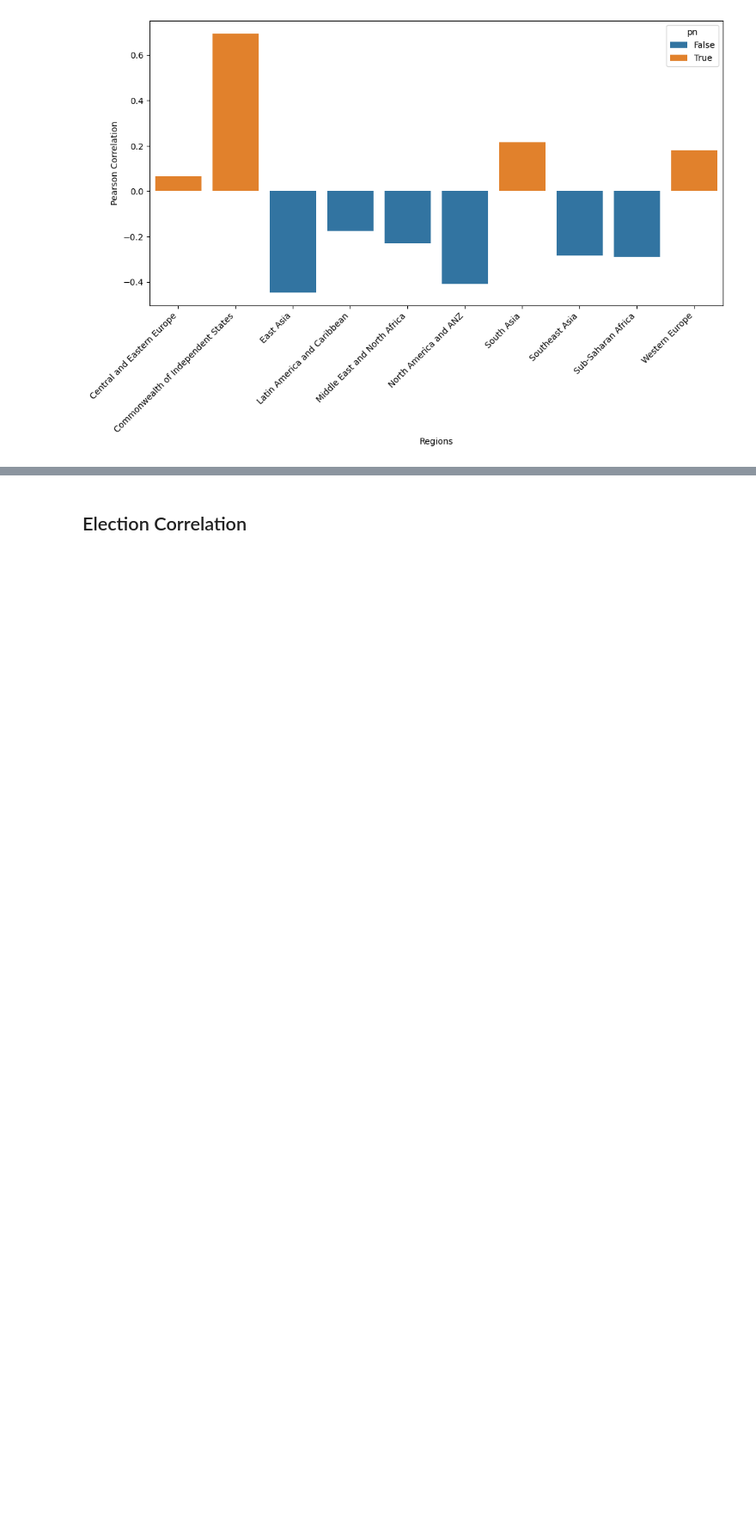
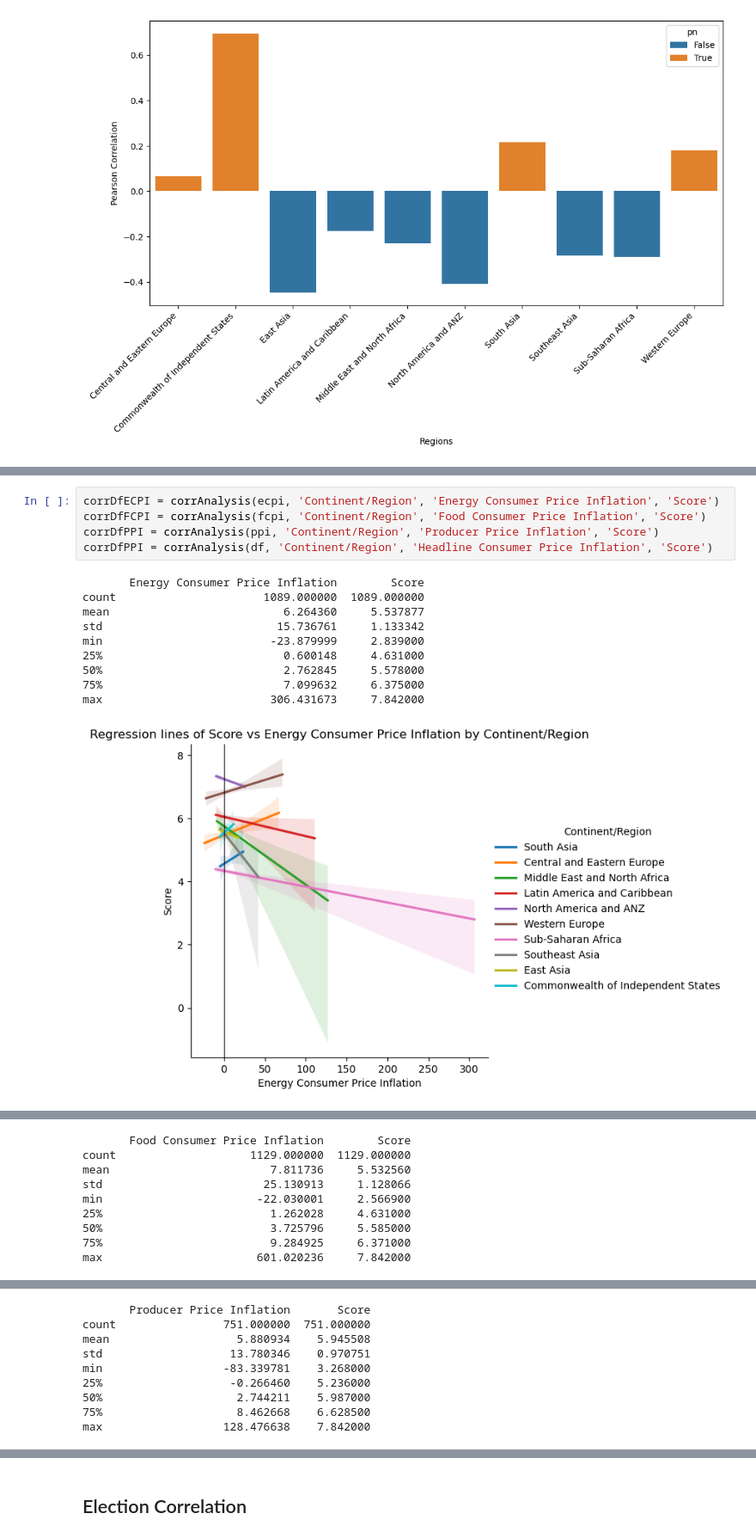
Before and after one commit to cmgboji/PSY371F-Final-Project, a Jupyter notebook: PSY 371F - Notebook.ipynb, the cells around one changed output, grey strips where cells are left out. Shown at 86% size. Saved outputs shown, nothing was run; the diff lists cells and outputs as text; blank space fills up the shorter version.

```diff
--- a/PSY 371F - Notebook.ipynb
+++ b/PSY 371F - Notebook.ipynb
@@ -200,0 +261,16 @@ plt.xticks(rotation=45, ha='right')
+# %%
+corrDfECPI = corrAnalysis(ecpi, 'Continent/Region', 'Energy Consumer Price Inflation', 'Score')
+corrDfFCPI = corrAnalysis(fcpi, 'Continent/Region', 'Food Consumer Price Inflation', 'Score')
+corrDfPPI = corrAnalysis(ppi, 'Continent/Region', 'Producer Price Inflation', 'Score')
+corrDfPPI = corrAnalysis(df, 'Continent/Region', 'Headline Consumer Price Inflation', 'Score')
+# %% [output]
+       Energy Consumer Price Inflation        Score
+count                      1089.000000  1089.000000
+mean                          6.264360     5.537877
+std                          15.736761     1.133342
+min                         -23.879999     2.839000
+25%                           0.600148     4.631000
+50%                           2.762845     5.578000
+75%                           7.099632     6.375000
+max                         306.431673     7.842000
+[figure, added]
@@ -200,0 +278,9 @@ plt.xticks(rotation=45, ha='right')
+       Food Consumer Price Inflation        Score
+count                    1129.000000  1129.000000
+mean                        7.811736     5.532560
+std                        25.130913     1.128066
+min                       -22.030001     2.566900
+25%                         1.262028     4.631000
+50%                         3.725796     5.585000
+75%                         9.284925     6.371000
+max                       601.020236     7.842000
@@ -200,0 +289,9 @@ plt.xticks(rotation=45, ha='right')
+       Producer Price Inflation       Score
+count                751.000000  751.000000
+mean                   5.880934    5.945508
+std                   13.780346    0.970751
+min                  -83.339781    3.268000
+25%                   -0.266460    5.236000
+50%                    2.744211    5.987000
+75%                    8.462668    6.628500
+max                  128.476638    7.842000
```
Also changed, not shown: parts of 4 cells of this notebook.
